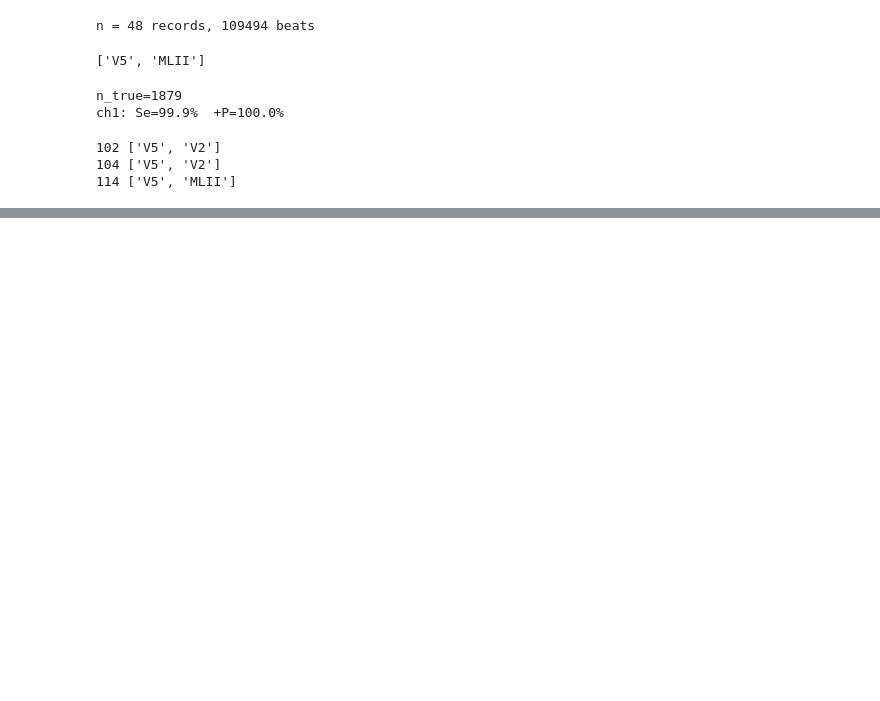
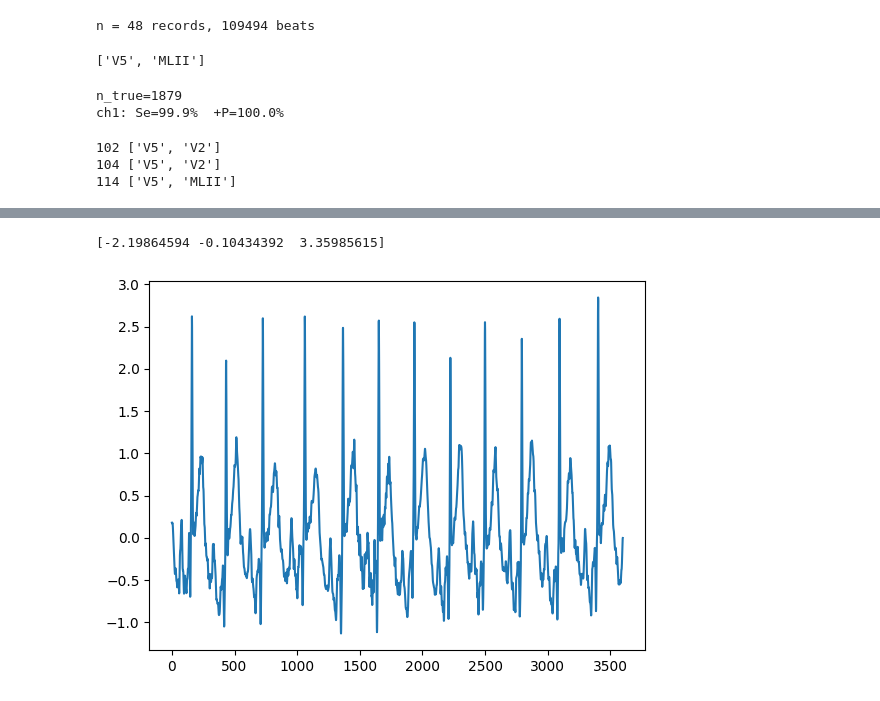
Before and after one commit to nhartmann00/ecg-arrhythmia-classifier, a Jupyter notebook: notebooks/01_ecg_pipeline.ipynb, the cells around one changed output, grey strips where cells are left out. Drawn from its saved outputs; the diff is of its cells as text; code cells hidden in the pictures; blank space fills up the shorter version.

```diff
--- a/notebooks/01_ecg_pipeline.ipynb
+++ b/notebooks/01_ecg_pipeline.ipynb
@@ -1596,0 +1643,6 @@ for rec in np.unique(X_patient_ids):
+# %%
+plt.plot(norm_228[:10*fs])                    # does the filtered signal look clean?
+print(np.percentile(norm_228, [1, 50, 99]))   # is it actually centred?
+# %% [output]
+[-2.19864594 -0.10434392  3.35985615]
+[figure, added]
```
Also changed, not shown: parts of 37 cells of this notebook, 1 other file.
